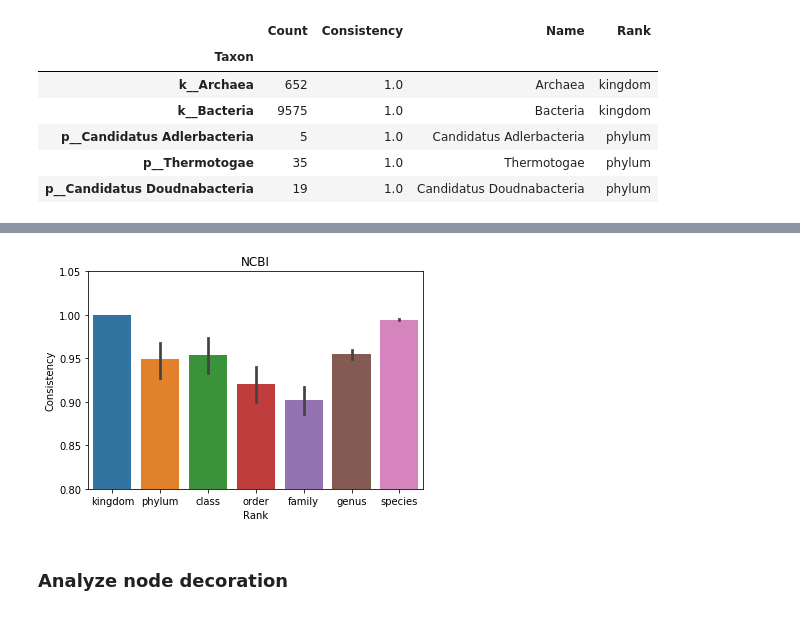
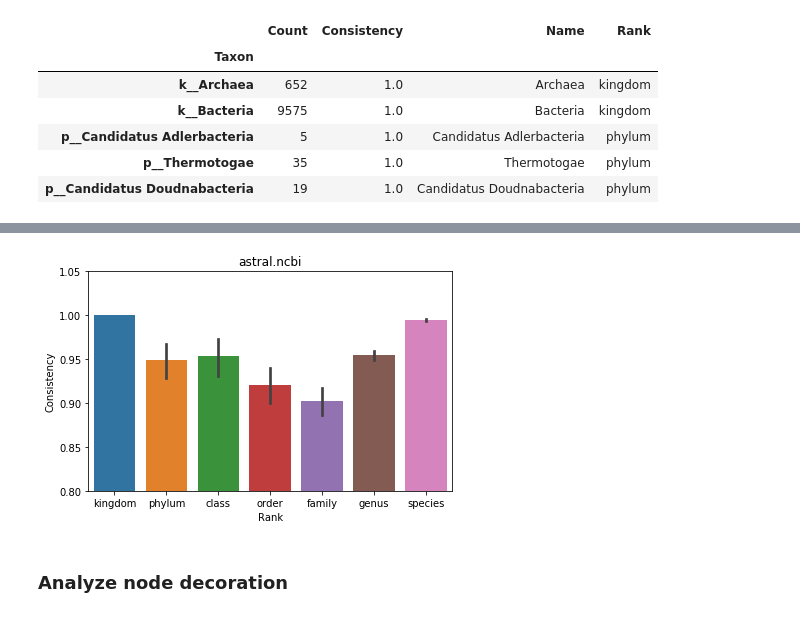
Before and after one commit to qiyunzhu/WGS-HGT, a Jupyter notebook: horizomer/ipynb/tax2tree.ipynb, the cells around one changed output, grey strips where cells are left out. Cells and saved outputs as stored; diff of their text form; code cells hidden in the pictures.

```diff
--- a/horizomer/ipynb/tax2tree.ipynb
+++ b/horizomer/ipynb/tax2tree.ipynb
@@ -17,3 +20,9 @@ from skbio import TreeNode
+# %%
+def save_sns(ax, fp):
+    plt = ax.get_figure()
+    plt.tight_layout()
+    plt.savefig(fp, bbox_to_inches='tight')
+    # plt.clf()
 # %% [markdown]
 ### Installation
 # %%
@@ -25,0 +37,2 @@ pip install git+https://github.com/wasade/tax2tree.git
+# %%
+treId = 'astral'
@@ -29 +45,3 @@ pip install git+https://github.com/wasade/tax2tree.git
+# %%
+taxId = 'ncbi'
 # %%
@@ -51,7 +140,7 @@ Assess the consistency between taxdump and topology.
 # %% [markdown]
 ### Analyze consistency
 # %%
-df = pd.read_table('astral.MR.rooted.taxdump.consistency.txt')
+df = pd.read_table('%s.%s.consistency.txt' % (treId, taxId))
 df.head()
 # %% [output]
 |  | Taxon | Count | Consistency |
@@ -90,6 +165,8 @@ df.boxplot(column='Consistency', by='Rank');
 # %%
 ax = sns.barplot(x='Rank', y='Consistency', data=df)
 ax.set_ylim(0.8,)
-ax.set_title('NCBI');
+title = '%s.%s' % (treId, taxId)
+ax.set_title(title)
+save_sns(ax, '%s.consistency.pdf' % title)
 # %% [output]
-[figure, old version]
+[figure, new version]
```
Also changed, not shown: parts of 40 cells of this notebook.
